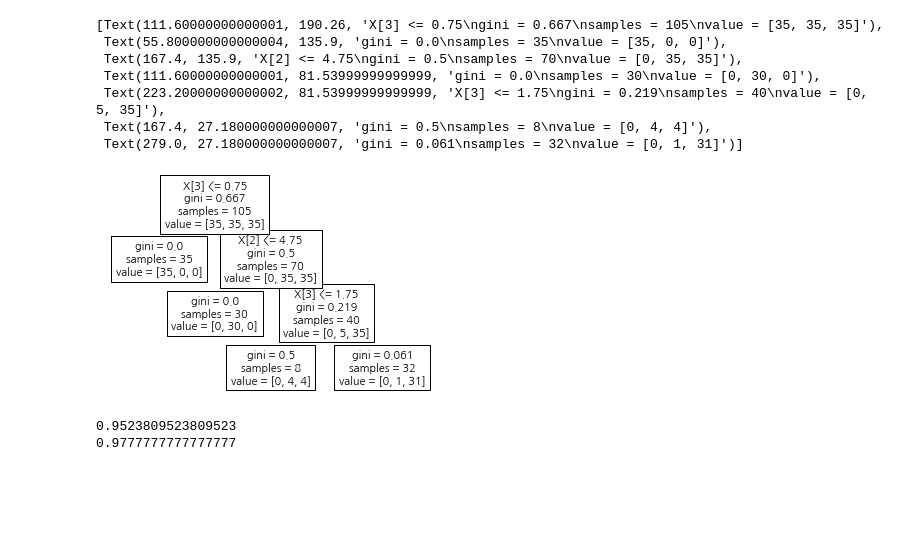
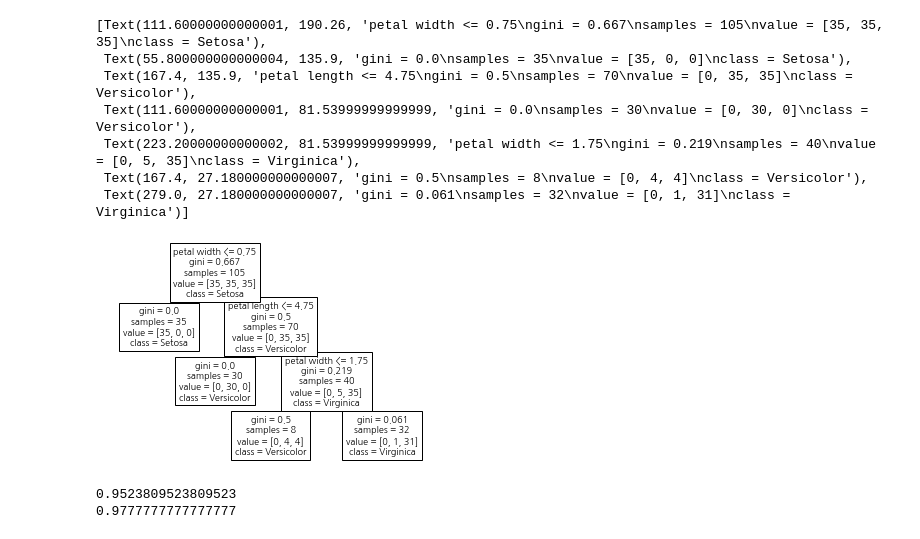
Before and after one commit to euisuk-chung/adv-statistical-ml, a Jupyter notebook: ML 07장_Classification Tree.ipynb, the cells around one changed output. Saved outputs shown, nothing was run; the diff lists cells and outputs as text; code cells hidden in the pictures; blank space fills up the shorter version.

```diff
--- a/ML 07장_Classification Tree.ipynb
+++ b/ML 07장_Classification Tree.ipynb
@@ -26,20 +26,21 @@ X_test_std = sc.transform(X_test)
 # Classification Tree
 from sklearn import tree  # 또는 from sklearn.tree import DecisionTreeClassifier
 dtc = tree.DecisionTreeClassifier(criterion='gini', max_depth=3, random_state=1)
-dtc.fit(X_train, y_train)
+result = dtc.fit(X_train, y_train)
 y_train_pred = dtc.predict(X_train)  # Training accuracy
 y_test_pred = dtc.predict(X_test)    # Test accuracy
-# %%
-tree.plot_tree(dtc.fit(X_train,y_train))
-# %% [output]
-[Text(111.60000000000001, 190.26, 'X[3] <= 0.75\ngini = 0.667\nsamples = 105\nvalue = [35, 35, 35]'),
- Text(55.800000000000004, 135.9, 'gini = 0.0\nsamples = 35\nvalue = [35, 0, 0]'),
- Text(167.4, 135.9, 'X[2] <= 4.75\ngini = 0.5\nsamples = 70\nvalue = [0, 35, 35]'),
- Text(111.60000000000001, 81.53999999999999, 'gini = 0.0\nsamples = 30\nvalue = [0, 30, 0]'),
- Text(223.20000000000002, 81.53999999999999, 'X[3] <= 1.75\ngini = 0.219\nsamples = 40\nvalue = [0, 5, 35]'),
- Text(167.4, 27.180000000000007, 'gini = 0.5\nsamples = 8\nvalue = [0, 4, 4]'),
- Text(279.0, 27.180000000000007, 'gini = 0.061\nsamples = 32\nvalue = [0, 1, 31]')]
-[figure, removed]
+# %%
+tree.plot_tree(result, class_names = ["Setosa", "Versicolor", "Virginica"],\
+              feature_names = ["sepal length", 'sepal width', 'petal length', 'petal width'])
+# %% [output]
+[Text(111.60000000000001, 190.26, 'petal width <= 0.75\ngini = 0.667\nsamples = 105\nvalue = [35, 35, 35]\nclass = Setosa'),
+ Text(55.800000000000004, 135.9, 'gini = 0.0\nsamples = 35\nvalue = [35, 0, 0]\nclass = Setosa'),
+ Text(167.4, 135.9, 'petal length <= 4.75\ngini = 0.5\nsamples = 70\nvalue = [0, 35, 35]\nclass = Versicolor'),
+ Text(111.60000000000001, 81.53999999999999, 'gini = 0.0\nsamples = 30\nvalue = [0, 30, 0]\nclass = Versicolor'),
+ Text(223.20000000000002, 81.53999999999999, 'petal width <= 1.75\ngini = 0.219\nsamples = 40\nvalue = [0, 5, 35]\nclass = Virginica'),
+ Text(167.4, 27.180000000000007, 'gini = 0.5\nsamples = 8\nvalue = [0, 4, 4]\nclass = Versicolor'),
+ Text(279.0, 27.180000000000007, 'gini = 0.061\nsamples = 32\nvalue = [0, 1, 31]\nclass = Virginica')]
+[figure, added]
 # %%
 # Accuracy score
 from sklearn import metrics
```
Also changed, not shown: 3 other files.
